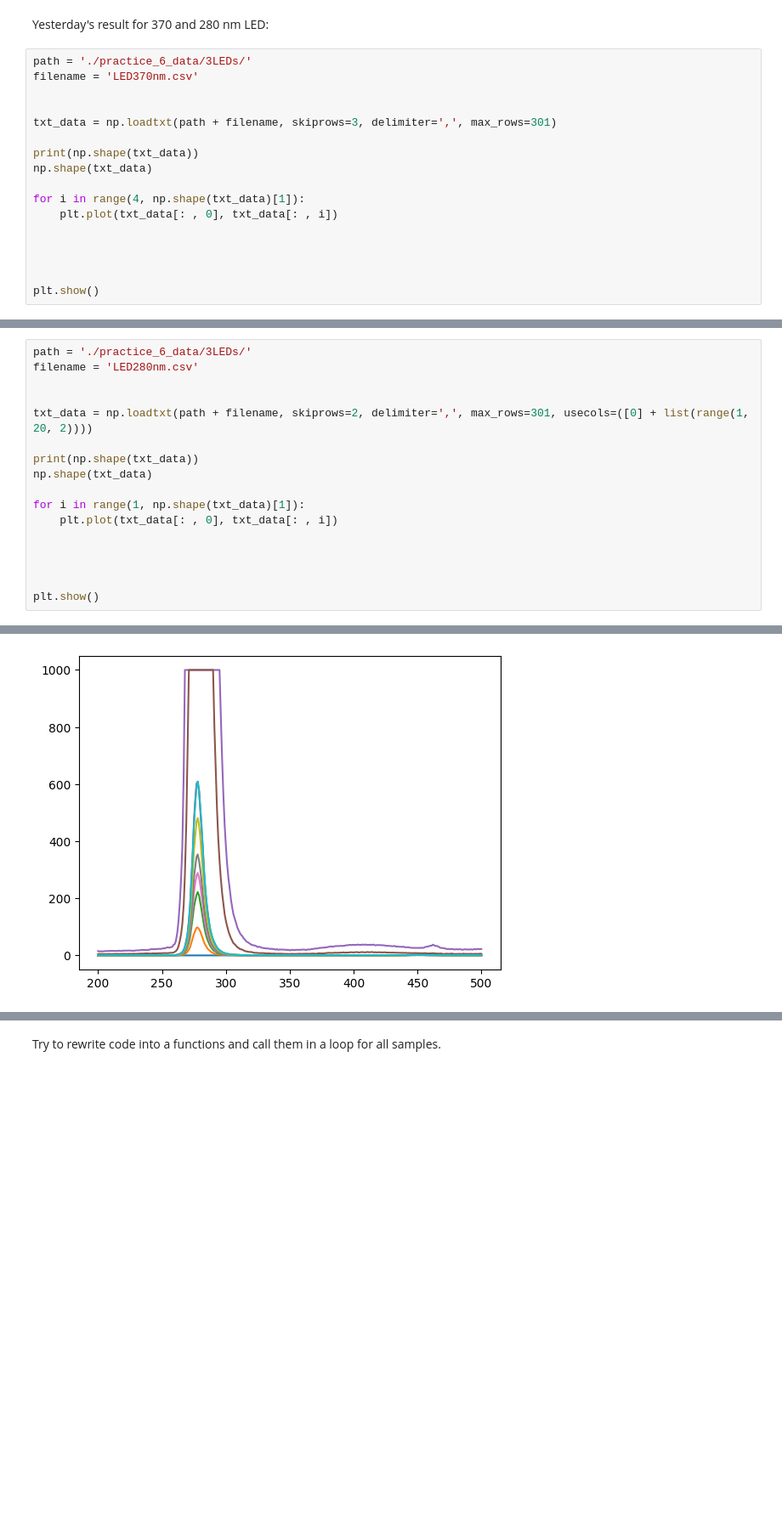
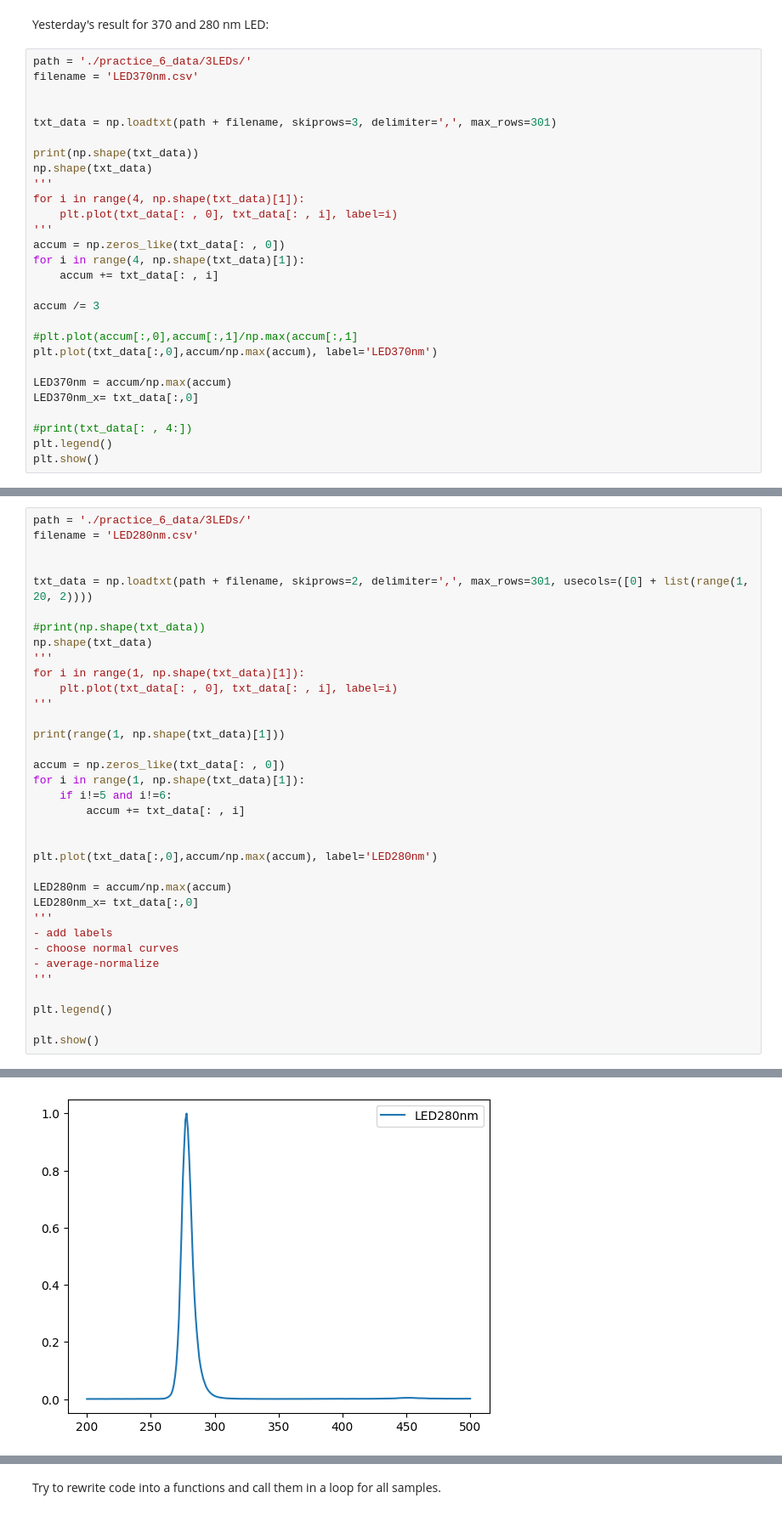
Before and after one commit to qrspeter/cust_itmo_2024, a Jupyter notebook: practices/practice_07.ipynb, the cells around one changed output, grey strips where cells are left out. Shown: that part at 85% size. Cells and saved outputs as stored; diff of their text form; blank space fills up the shorter version.

```diff
--- a/practices/practice_7.ipynb
+++ b/practices/practice_07.ipynb
@@ -31,13 +62,24 @@ txt_data = np.loadtxt(path + filename, skiprows=3, delimiter=',', max_rows=301)
 
 print(np.shape(txt_data))
 np.shape(txt_data)
+'''
+for i in range(4, np.shape(txt_data)[1]):
+    plt.plot(txt_data[: , 0], txt_data[: , i], label=i)
+'''
+accum = np.zeros_like(txt_data[: , 0])
+for i in range(4, np.shape(txt_data)[1]):
+    accum += txt_data[: , i]
 
-for i in range(4, np.shape(txt_data)[1]):
-    plt.plot(txt_data[: , 0], txt_data[: , i])
+accum /= 3
 
+#plt.plot(accum[:,0],accum[:,1]/np.max(accum[:,1]
+plt.plot(txt_data[:,0],accum/np.max(accum), label='LED370nm')
 
+LED370nm = accum/np.max(accum)
+LED370nm_x= txt_data[:,0]
 
-
+#print(txt_data[: , 4:])
+plt.legend()
 plt.show()
 # %% [output]
 (301, 7)
@@ -49,14 +91,32 @@ filename = 'LED280nm.csv'
 
 txt_data = np.loadtxt(path + filename, skiprows=2, delimiter=',', max_rows=301, usecols=([0] + list(range(1, 20, 2))))
 
-print(np.shape(txt_data))
+#print(np.shape(txt_data))
 np.shape(txt_data)
+'''
+for i in range(1, np.shape(txt_data)[1]):
+    plt.plot(txt_data[: , 0], txt_data[: , i], label=i)
+'''
 
+print(range(1, np.shape(txt_data)[1]))
+
+accum = np.zeros_like(txt_data[: , 0])
 for i in range(1, np.shape(txt_data)[1]):
-    plt.plot(txt_data[: , 0], txt_data[: , i])
+    if i!=5 and i!=6:
+        accum += txt_data[: , i]
 
 
+plt.plot(txt_data[:,0],accum/np.max(accum), label='LED280nm')
 
+LED280nm = accum/np.max(accum)
+LED280nm_x= txt_data[:,0]
+'''
+- add labels
+- choose normal curves
+- average-normalize
+'''
+
+plt.legend()
 
 plt.show()
 # %% [output]
@@ -64 +124 @@ plt.show()
-[figure, old version]
+[figure, new version]
```
Also changed, not shown: parts of 4 cells of this notebook, 4 other files.
